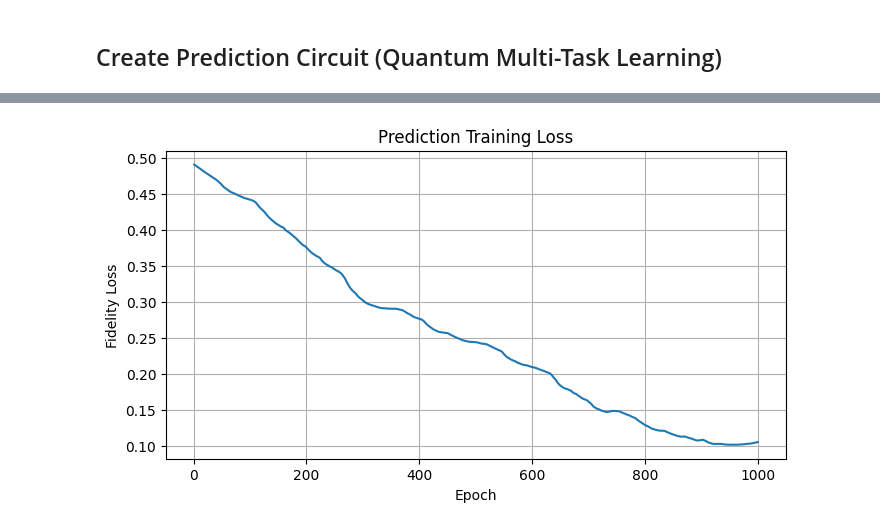
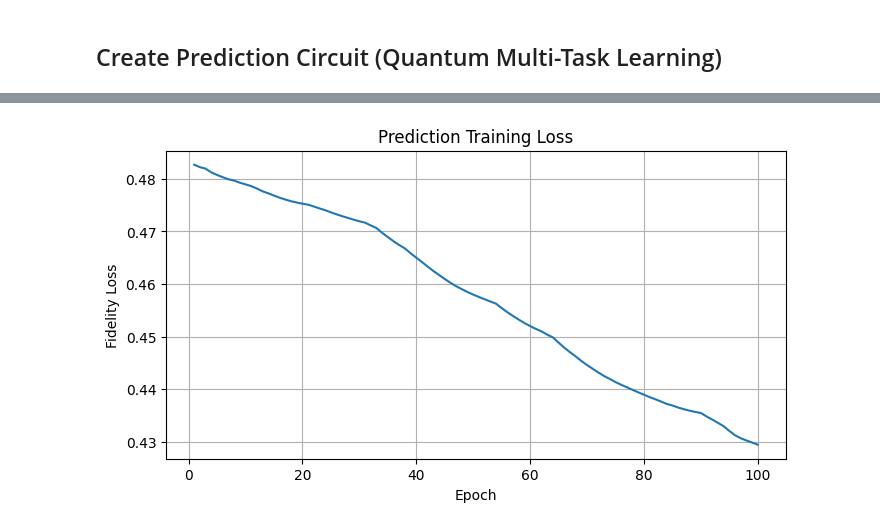
Before and after one commit to Rishivarshil/osuquantumclub, a Jupyter notebook: qmtl.ipynb, the cells around one changed output, grey strips where cells are left out. Cells and saved outputs as stored; diff of their text form; code cells hidden in the pictures.

```diff
--- a/qmtl.ipynb
+++ b/qmtl.ipynb
@@ -21,0 +6,10 @@ print(df_returns.head())
+# %%
+import pandas as pd
+
+VERBOSE = True
+
+N_BINS = 2 # change from binary csv
+
+df_binary = pd.read_csv("binary_stock_differences.csv")
+
+print(df_binary.head())
@@ -24,11 +25,11 @@ print(df_returns.head())
 #split into windows
 WINDOW_SIZE = 4 #time windows of 4
 
-df = pd.DataFrame(columns=['context','raw_window'])
+df = pd.DataFrame(columns=['context','window'])
 
-for context, ticker in enumerate(df_returns.columns):
+for context, ticker in enumerate(df_binary.columns):
 
-    stock_series = df_returns[ticker]
+    stock_series = df_binary[ticker]
 
     # Slide a window across this one stock's time series
     # We stop (window_size - 1) from the end
@@ -39,5 +40,5 @@ for context, ticker in enumerate(df_returns.columns):
 
         df.loc[len(df)] = [context, window.values]
 
-print(df.head())
+print(df.head(15))
 # %% [output]
@@ -124,6 +80,7 @@ print(df_test.shape)
 # Analyze global probability distribution of feature patterns
 from itertools import product
 import matplotlib.pyplot as plt
+import numpy as np
 
 # Get dimensions
 n_features = WINDOW_SIZE - 1  # Should be 3
@@ -223,7 +180,7 @@ plt.tight_layout()
 plt.show()
 
 # get context distribution
-n_context = np.log2(df_returns.shape[1]).astype(int)
+n_context = np.log2(df_binary.shape[1]).astype(int)
 
 context_states = np.array(list(product([0, 1], repeat=n_context)))
 context_states = [''.join(map(str, p)) for p in context_states]
@@ -498,14 +448,18 @@ def qmtl_circuit(params): # context is a classical input for now (what a drag...
     #Exact context state preparation
     context_state_prep(context_wires)
 
+    qml.Barrier(range(N_TOTAL_WIRES))
     #Implement shared variational layers
     for l in range(N_LAYERS):
         U_ss(params['shared'][l])
 
+    qml.Barrier(range(N_TOTAL_WIRES))
     # Implement control gates for specify layers
     for l in range(N_LAYERS):
         for context in context_states:
             qml.ctrl(lambda: U_ss(params['spec'][context][l]), control=context_wires, control_values=context)
+
+    qml.Barrier(range(N_TOTAL_WIRES))
 
     # perform SWAP test
     SWAP_test()
@@ -515,11 +469,8 @@ def qmtl_circuit(params): # context is a classical input for now (what a drag...
 # %%
 #Train prediction circuit
 
-import torch
-import torch.nn as nn
-
 LEARNING_RATE = 0.01
-N_EPOCHS = 1000
+N_EPOCHS = 100
 
 def init_params():
     """
@@ -574,7 +525,9 @@ for epoch in range(N_EPOCHS):
 
     loss_hist.append(loss.item())
 
-    print(f"Epoch {epoch+1}/{N_EPOCHS} - Loss: {loss:.4f}")
+    # Print progress
+    if (epoch + 1) % max(1, (N_EPOCHS // 10)) == 0 or epoch == N_EPOCHS - 1:
+        print(f"Epoch {epoch+1}/{N_EPOCHS} - MSE Loss: {loss:.6f}")
 
 print("--- Training Complete ---")
 print("Final Parameters (Shared):")
@@ -611,4 +564,4 @@ Epoch 11/1000 - Loss: 0.4852
-[figure, old version]
+[figure, new version]
 # %%
 #Plot the final circuit
 
```
Also changed, not shown: parts of 10 cells of this notebook, 5 other files.
